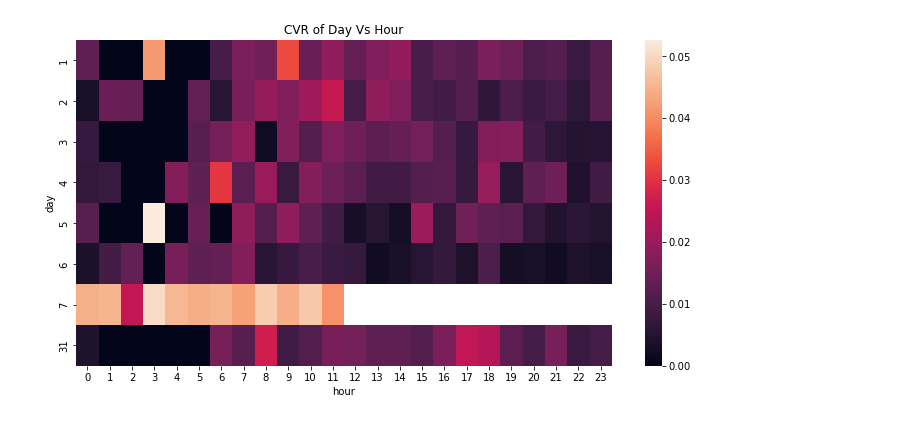
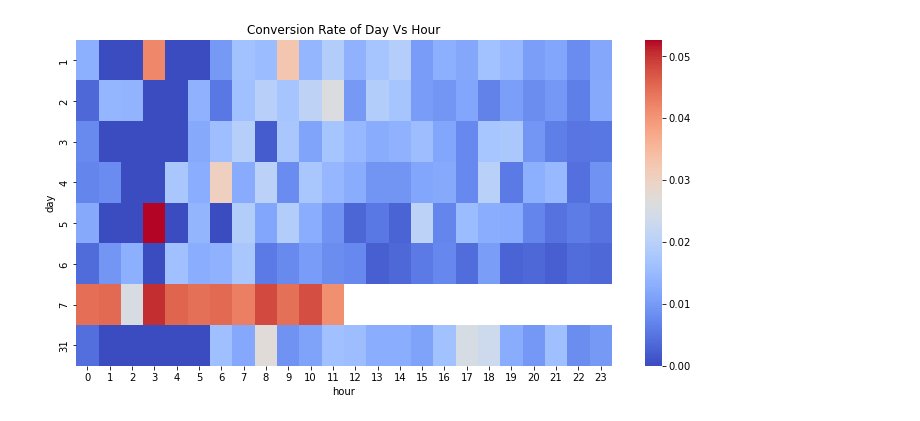
Before and after one commit to IBA6202MA/Search-Advertising-Conversion-Prediction, a Jupyter notebook: data_preprocess01.ipynb, the cells around one changed output. Drawn from its saved outputs; the diff is of its cells as text; code cells hidden in the pictures.

```diff
--- a/data_preprocess01.ipynb
+++ b/data_preprocess01.ipynb
@@ -32,0 +33,4 @@ data = pd.concat([train, test])
+# %%
+train=pd.read_csv("data/train_all.csv")
+test=pd.read_csv("data/test_all.csv")
+data = pd.concat([train, test])
@@ -118,9 +181,11 @@ test_all.to_csv(path+'test_all.csv', index=False)
 # %%
 grouped_df = train_all.groupby(["day", "hour"])["is_trade"].aggregate("mean").reset_index()
 grouped_df = grouped_df.pivot('day', 'hour', 'is_trade')
-plt.figure(figsize=(12,6))
-sns.heatmap(grouped_df)
-plt.title("CVR of Day Vs Hour")
+plt.figure(figsize=(12, 6))
+
+sns.heatmap(grouped_df, cmap="coolwarm")
+
+plt.title("Conversion Rate of Day Vs Hour")
 plt.show()
 # %% [output]
-[figure, old version]
+[figure, new version]
```
Also changed, not shown: parts of 18 cells of this notebook, 1 other file.
